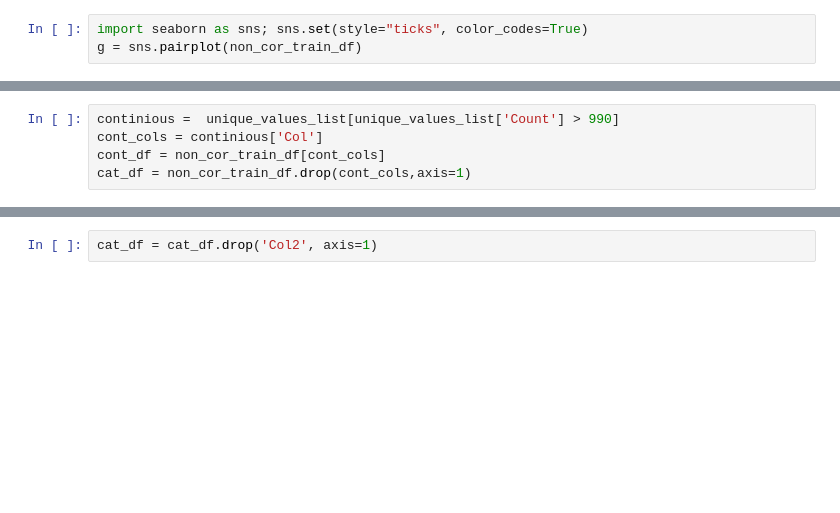
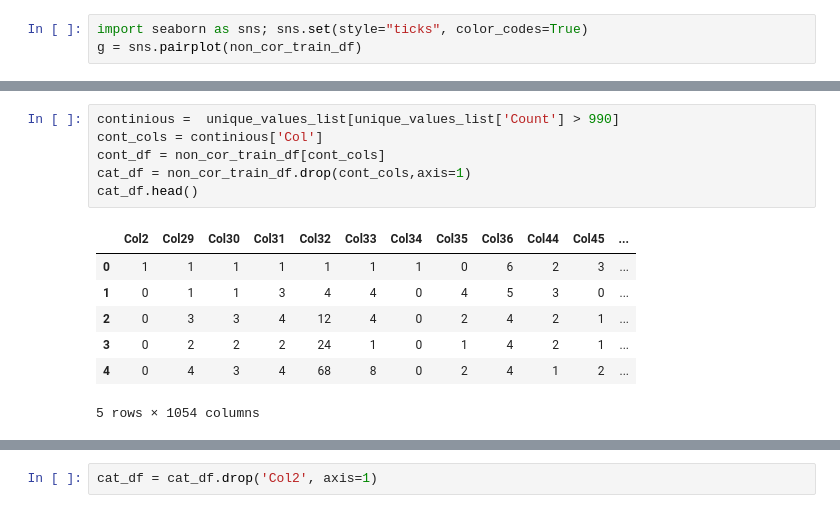
Before and after one commit to trailblazerakash/MachineLearning, a Jupyter notebook: hdfc/model.ipynb, the cells around one changed output, grey strips where cells are left out. Saved outputs shown, nothing was run; the diff lists cells and outputs as text; blank space fills up the shorter version.

```diff
--- a/hdfc/model.ipynb
+++ b/hdfc/model.ipynb
@@ -209,6 +152,15 @@ unique_values_list['Col'].count()
 # %%
 continious =  unique_values_list[unique_values_list['Count'] > 990]
 cont_cols = continious['Col']
 cont_df = non_cor_train_df[cont_cols]
 cat_df = non_cor_train_df.drop(cont_cols,axis=1)
+cat_df.head()
+# %% [output]
+|  | Col2 | Col29 | Col30 | Col31 | Col32 | Col33 | Col34 | Col35 | Col36 | Col44 | Col45 | ... |
+| 0 | 1 | 1 | 1 | 1 | 1 | 1 | 1 | 0 | 6 | 2 | 3 | ... |
+| 1 | 0 | 1 | 1 | 3 | 4 | 4 | 0 | 4 | 5 | 3 | 0 | ... |
+| 2 | 0 | 3 | 3 | 4 | 12 | 4 | 0 | 2 | 4 | 2 | 1 | ... |
+| 3 | 0 | 2 | 2 | 2 | 24 | 1 | 0 | 1 | 4 | 2 | 1 | ... |
+| 4 | 0 | 4 | 3 | 4 | 68 | 8 | 0 | 2 | 4 | 1 | 2 | ... |
+5 rows × 1054 columns
 # %%
```
Also changed, not shown: parts of 26 cells of this notebook.
